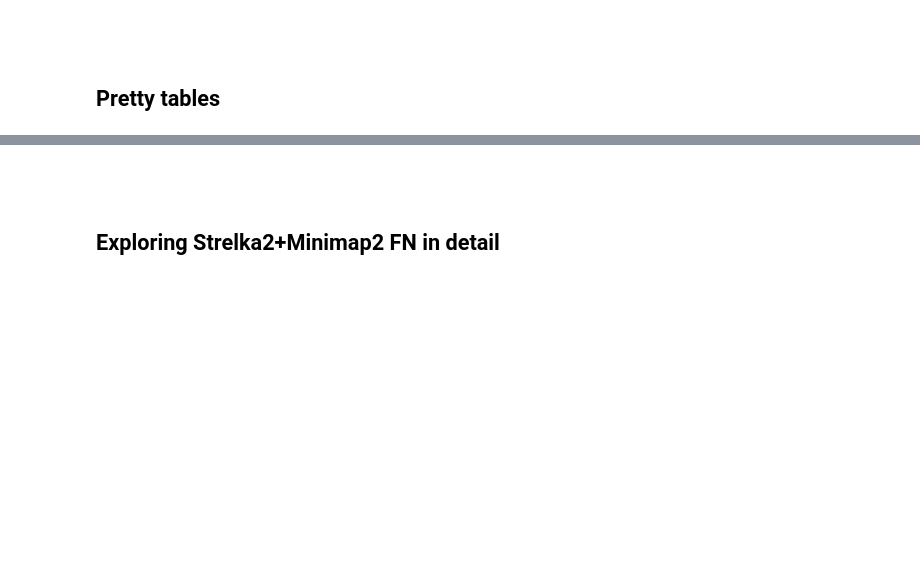
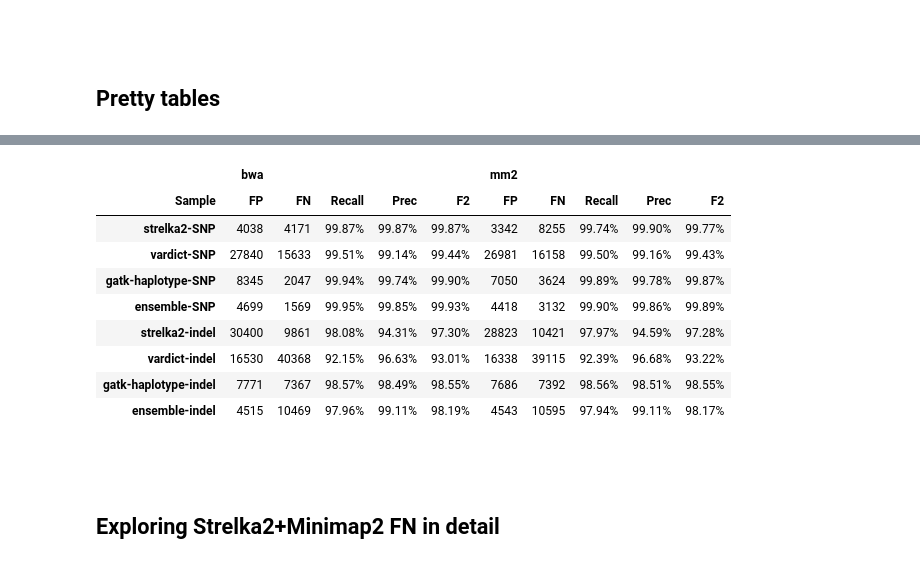
Before and after one commit to umccr/vcf_stuff, a Jupyter notebook: analysis/minimap2/Minimap2_explore.ipynb, the cells around one changed output, grey strips where cells are left out. Drawn from its saved outputs; the diff is of its cells as text; code cells hidden in the pictures; blank space fills up the shorter version.

```diff
--- a/analysis/minimap2/Minimap2_explore.ipynb
+++ b/analysis/minimap2/Minimap2_explore.ipynb
@@ -662,3 +638,51 @@ display_stats(make_stats('colo', '{aln}_PoN_CNT == 0'))
+# %%
+# Just for the interest, plotting for GiaB NA12878 WGS germline calls too:
+from collections import OrderedDict
+
+text = '''
+strelka2-SNP          3206949  4038   4171    3202865  3342   8255
+vardict-SNP           3195487  27840  15633   3194962  26981  16158
+gatk-haplotype-SNP    3209073  8345   2047    3207496  7050   3624
+ensemble-SNP          3209551  4699   1569    3207988  4418   3132
+strelka2-indel        504322   30400  9861    503762   28823  10421
+vardict-indel         473815   16530  40368   475068   16338  39115
+gatk-haplotype-indel  506816   7771   7367    506791   7686   7392
+ensemble-indel        503714   4515   10469   503588   4543   10595
+'''
+
+giab_stats = OrderedDict()
+
+for l in text.split('\n'):
+    if l.strip():
+        tokens = l.split()
+        sn, tp1, fp1, fn1, tp2, fp2, fn2 = l.split()
+
+        d = dict()
+        d['TP'] = np.array([int(tp1), int(tp2)])
+        d['FN'] = np.array([int(fn1), int(fn2)])
+        d['FP'] = np.array([int(fp1), int(fp2)])
+
+        d['P']      = d['TP'] + d['FP']
+        d['Prec']   = np.true_divide(d['TP'], d['P'])
+        d['T']      = d['TP'] + d['FN']
+        d['Recall'] = np.true_divide(d['TP'], d['T'])
+
+        d['F1'] = _f_measure(1, d['Prec'], d['Recall'])
+        d['F2'] = _f_measure(2, d['Prec'], d['Recall'])
+
+        giab_stats[sn] = d
+display_stats(giab_stats, ['bwa', 'mm2'])
+# %% [output]
+|  | bwa |  |  |  |  | mm2 |  |  |  |  |
+| Sample | FP | FN | Recall | Prec | F2 | FP | FN | Recall | Prec | F2 |
+| strelka2-SNP | 4038 | 4171 | 99.87% | 99.87% | 99.87% | 3342 | 8255 | 99.74% | 99.90% | 99.77% |
+| vardict-SNP | 27840 | 15633 | 99.51% | 99.14% | 99.44% | 26981 | 16158 | 99.50% | 99.16% | 99.43% |
+| gatk-haplotype-SNP | 8345 | 2047 | 99.94% | 99.74% | 99.90% | 7050 | 3624 | 99.89% | 99.78% | 99.87% |
+| ensemble-SNP | 4699 | 1569 | 99.95% | 99.85% | 99.93% | 4418 | 3132 | 99.90% | 99.86% | 99.89% |
+| strelka2-indel | 30400 | 9861 | 98.08% | 94.31% | 97.30% | 28823 | 10421 | 97.97% | 94.59% | 97.28% |
+| vardict-indel | 16530 | 40368 | 92.15% | 96.63% | 93.01% | 16338 | 39115 | 92.39% | 96.68% | 93.22% |
+| gatk-haplotype-indel | 7771 | 7367 | 98.57% | 98.49% | 98.55% | 7686 | 7392 | 98.56% | 98.51% | 98.55% |
+| ensemble-indel | 4515 | 10469 | 97.96% | 99.11% | 98.19% | 4543 | 10595 | 97.94% | 99.11% | 98.17% |
 # %% [markdown]
 <br>
 <br>
```
Also changed, not shown: parts of 12 cells of this notebook.
